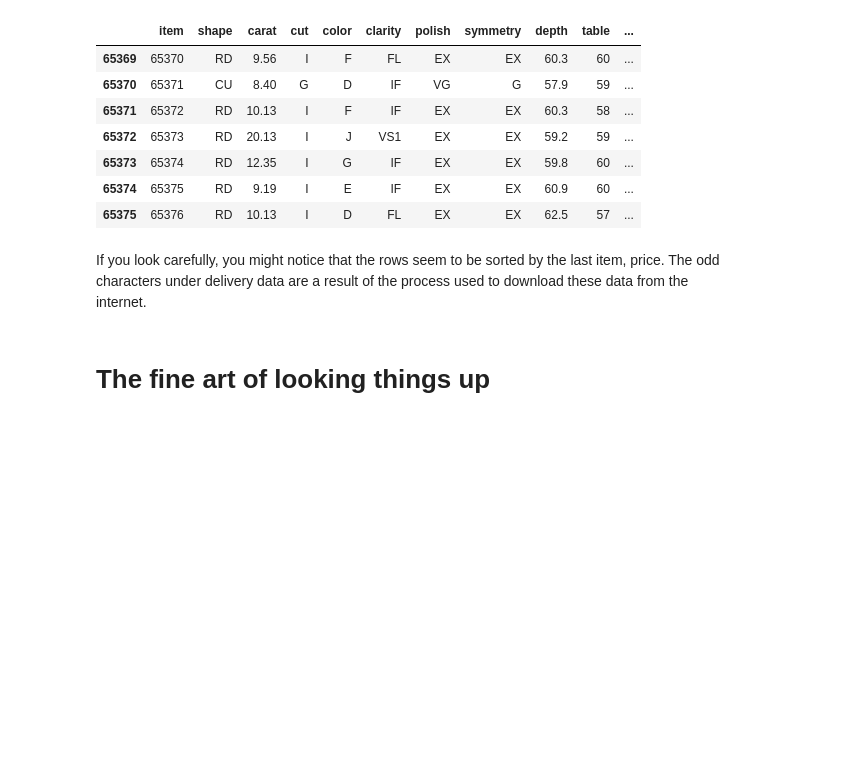
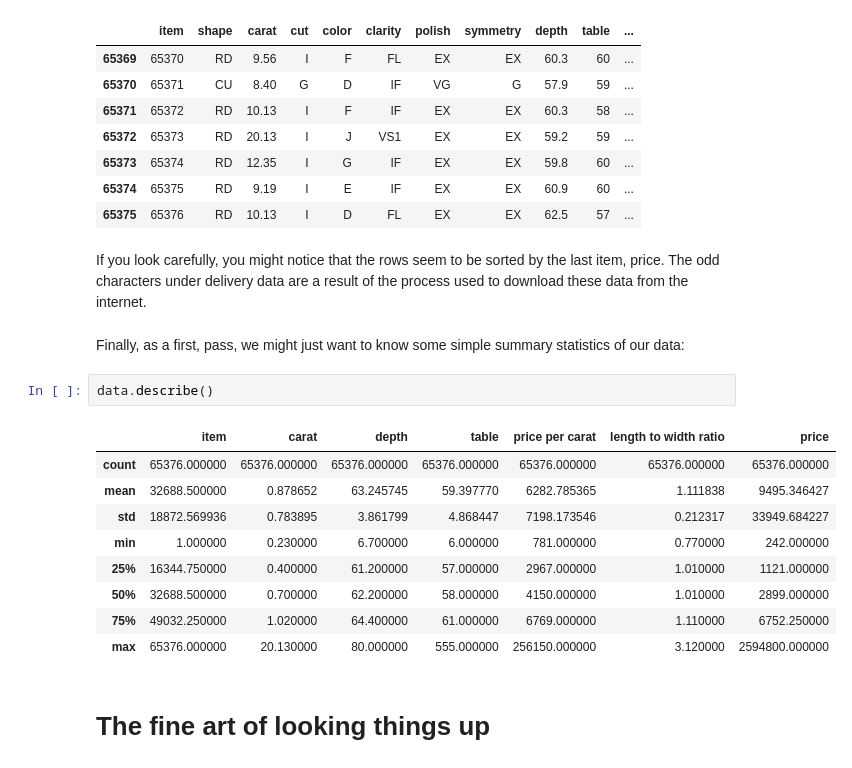
Before and after one commit to jmxpearson/DIBS_materials, a Jupyter notebook: python/Basic Data Analysis.ipynb, the cells around one changed output. Saved outputs shown, nothing was run; the diff lists cells and outputs as text; blank space fills up the shorter version.

```diff
--- a/python/Basic Data Analysis.ipynb
+++ b/python/Basic Data Analysis.ipynb
@@ -118,6 +118,20 @@ data.tail(7)
 | 65375 | 65376 | RD | 10.13 | I | D | FL | EX | EX | 62.5 | 57 | ... |
 # %% [markdown]
 If you look carefully, you might notice that the rows seem to be sorted by the last item, price. The odd characters under delivery data are a result of the process used to download these data from the internet.
+# %% [markdown]
+Finally, as a first, pass, we might just want to know some simple summary statistics of our data:
+# %%
+data.describe()
+# %% [output]
+|  | item | carat | depth | table | price per carat | length to width ratio | price |
+| count | 65376.000000 | 65376.000000 | 65376.000000 | 65376.000000 | 65376.000000 | 65376.000000 | 65376.000000 |
+| mean | 32688.500000 | 0.878652 | 63.245745 | 59.397770 | 6282.785365 | 1.111838 | 9495.346427 |
+| std | 18872.569936 | 0.783895 | 3.861799 | 4.868447 | 7198.173546 | 0.212317 | 33949.684227 |
+| min | 1.000000 | 0.230000 | 6.700000 | 6.000000 | 781.000000 | 0.770000 | 242.000000 |
+| 25% | 16344.750000 | 0.400000 | 61.200000 | 57.000000 | 2967.000000 | 1.010000 | 1121.000000 |
+| 50% | 32688.500000 | 0.700000 | 62.200000 | 58.000000 | 4150.000000 | 1.010000 | 2899.000000 |
+| 75% | 49032.250000 | 1.020000 | 64.400000 | 61.000000 | 6769.000000 | 1.110000 | 6752.250000 |
+| max | 65376.000000 | 20.130000 | 80.000000 | 555.000000 | 256150.000000 | 3.120000 | 2594800.000000 |
 # %% [markdown]
 # The fine art of looking things up
 # %% [markdown]
```
Also changed, not shown: parts of 32 cells of this notebook.
